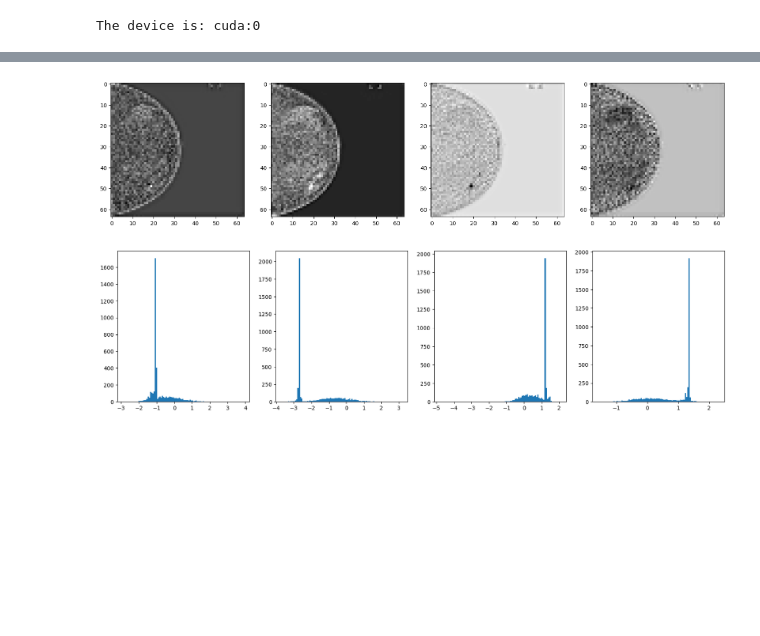
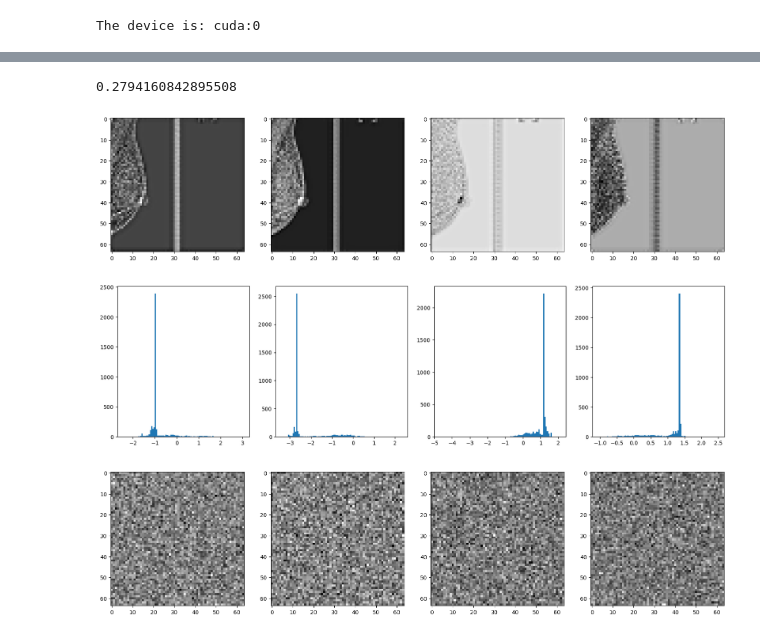
Before and after one commit to Likalto4/diffusion-models_master, a Jupyter notebook: experiments/unconditional_vae/debugging.ipynb, the cells around one changed output, grey strips where cells are left out. Drawn from its saved outputs; the diff is of its cells as text; code cells hidden in the pictures; blank space fills up the shorter version.

```diff
--- a/experiments/unconditional_vae/debugging.ipynb
+++ b/experiments/unconditional_vae/debugging.ipynb
@@ -320,3 +320,22 @@ batch = next(iter(train_dataloader))
 batch = batch.expand(-1, 3, -1, -1).to(weight_dtype)
 latents = vae.encode(batch).latent_dist.sample()
 latents = latents * vae.config.scaling_factor
+
+noise = torch.randn_like(latents)
+# batch size variable for later use
+bs = latents.shape[0]
+
+timesteps = torch.randint( #create bs random integers from init=0 to end=timesteps, and send them to device (3rd thing in device)
+    low= 0,
+    high= noise_scheduler.num_train_timesteps,
+    size= (bs,),
+    device=latents.device ,
+).long() #int64
+
+# Forward diffusion process: add noise to the clean images according to the noise magnitude at each timestep
+noisy_images = noise_scheduler.add_noise(latents, noise, timesteps)
+
+# Get the model prediction, #### This part changes according to the prediction type (e.g. epsilon, sample, etc.)
+noise_pred = model(noisy_images, timesteps).sample # sample tensor
+# Calculate the loss
+loss = F.mse_loss(noise_pred.float(), noise.float(), reduction='mean')
@@ -323,13 +346,23 @@ latents = latents * vae.config.scaling_factor
+# %%
+train_loss
+# %% [output]
+0.2794160842895508
 # %%
+batch_num = 3
 # show the 4 channels of the latent
 fig, axs = plt.subplots(1, 4, figsize=(20, 5))
 for i in range(4):
-    axs[i].imshow(latents[0, i].cpu().numpy(), cmap='gray')
+    axs[i].imshow(latents[batch_num, i].cpu().numpy(), cmap='gray')
 # show the histogram of the latent
 fig, axs = plt.subplots(1, 4, figsize=(20, 5))
 for i in range(4):
-    axs[i].hist(latents[0, i].cpu().numpy().flatten(), bins=100)
+    axs[i].hist(latents[batch_num, i].cpu().numpy().flatten(), bins=100)
+# show noisy images
+fig, axs = plt.subplots(1, 4, figsize=(20, 5))
+for i in range(4):
+    axs[i].imshow(noisy_images[batch_num, i].cpu().numpy(), cmap='gray')
 # %% [output]
-[figure, old version]
+[figure, new version]
-[figure, old version]
+[figure, new version]
+[figure, added]
 # %%
```
Also changed, not shown: parts of 6 cells of this notebook, 1 other file.
